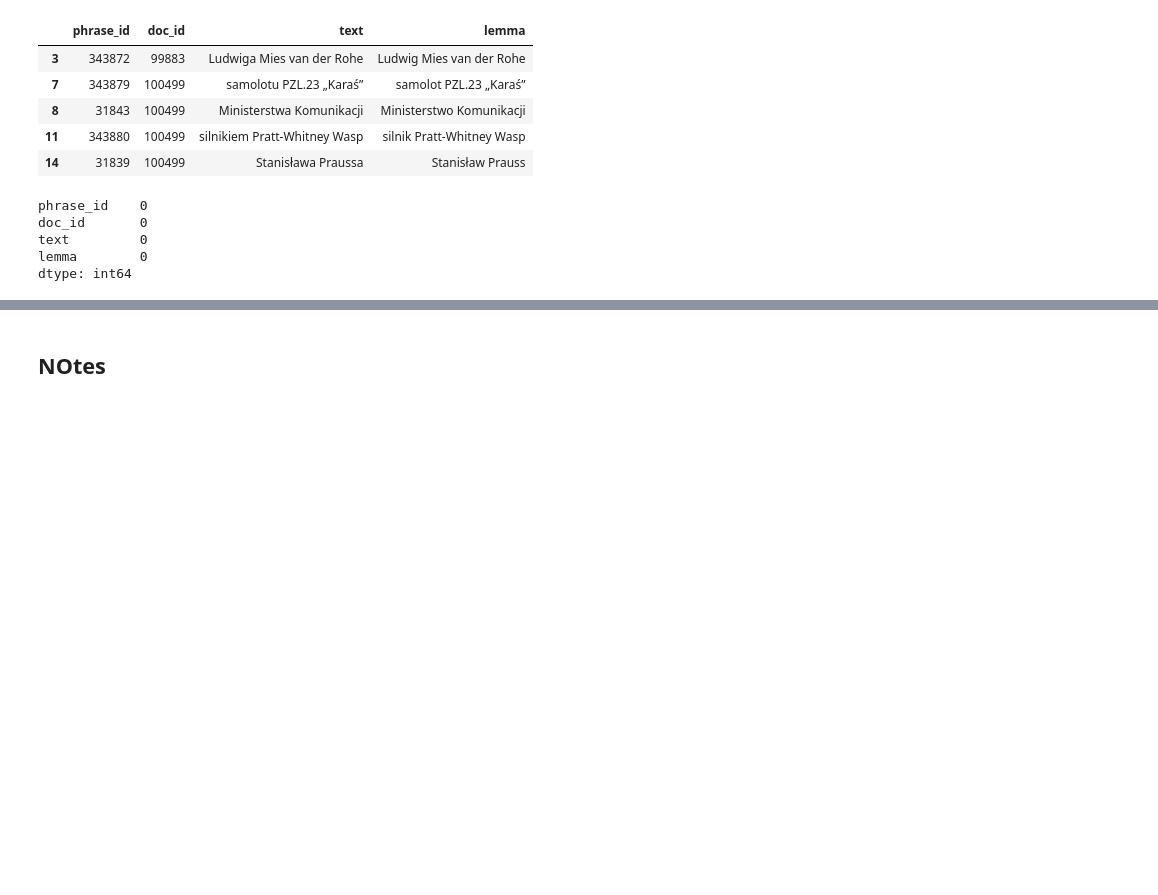
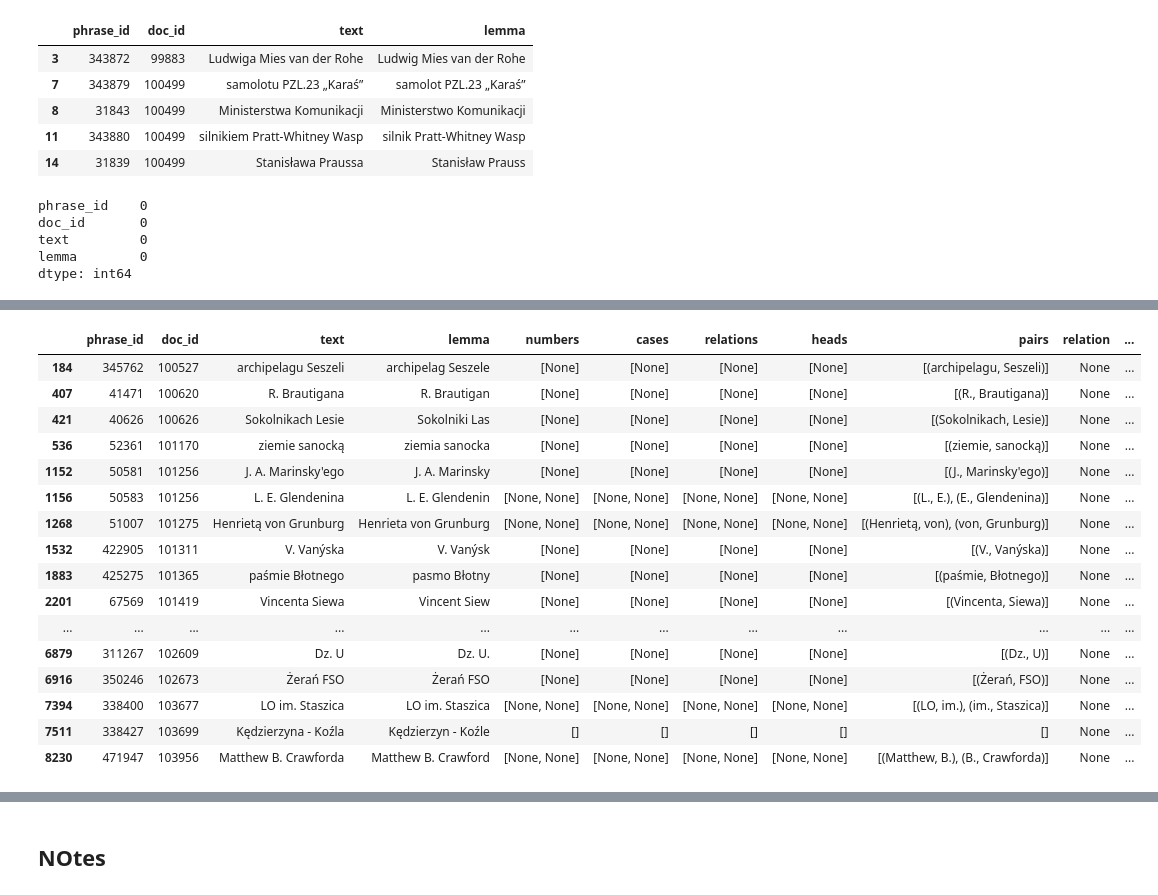
Before and after one commit to WiktoriaZ19/Polish_MWE_Inflection, a Jupyter notebook: dataset.ipynb, the cells around one changed output, grey strips where cells are left out. Cells and saved outputs as stored; diff of their text form; code cells hidden in the pictures; blank space fills up the shorter version.

Commit message:
Dealing with problematic cases

```diff
--- a/dataset.ipynb
+++ b/dataset.ipynb
@@ -495,11 +503,25 @@ def extract_all_relation_data(numbers, cases, relations, heads):
             all_pairs.append(pairs)
 
         common_pairs = set.intersection(*all_pairs)
+        # If there are common pairs, return them
         if common_pairs:
             h = gov_data[0][3]
             for num, case in common_pairs:
                 results.append(("government", h, num, case))
             return results
+
+        # If no common pairs, return the first pair
+        n = gov_data[0][0]
+        c = gov_data[0][1]
+        h = gov_data[0][3]
+        n_list = n if isinstance(n, list) else [n]
+        c_list = c if isinstance(c, list) else [c]
+
+        for num, case in zip(n_list, c_list):
+            if num is not None and case is not None:
+                results.append(("government", h, num, case))
+        return results
+
 
     # AGREEMENT
     if agree_data:
@@ -517,11 +539,25 @@ def extract_all_relation_data(numbers, cases, relations, heads):
                 results.append(("agreement", h, num, case))
             return results
 
-    return [("unknown", None, None, None)]
+
+        n = agree_data[0][0]
+        c = agree_data[0][1]
+        h = agree_data[0][3]
+        n_list = n if isinstance(n, list) else [n]
+        c_list = c if isinstance(c, list) else [c]
+
+        for num, case in zip(n_list, c_list):
+            if num is not None and case is not None:
+                results.append(("agreement", h, num, case))
+        return results
 
 
+    return [(None, None, None, None)]
+
+expanded_rows = []
 for idx, row in mwe_df.iterrows():
     results = extract_all_relation_data(row["numbers"], row["cases"], row["relations"], row["heads"])
+    #print(results)
     for rel, head, num, case in results:
         new_row = row.copy()
         new_row["relation"] = rel
@@ -564,4 +600,24 @@ final_case      349
 dtype: int64
+# %%
+expanded_df[expanded_df['head'].isna()]
+# %% [output]
+|  | phrase_id | doc_id | text | lemma | numbers | cases | relations | heads | pairs | relation | ... |
+| 184 | 345762 | 100527 | archipelagu Seszeli | archipelag Seszele | [None] | [None] | [None] | [None] | [(archipelagu, Seszeli)] | None | ... |
+| 407 | 41471 | 100620 | R. Brautigana | R. Brautigan | [None] | [None] | [None] | [None] | [(R., Brautigana)] | None | ... |
+| 421 | 40626 | 100626 | Sokolnikach Lesie | Sokolniki Las | [None] | [None] | [None] | [None] | [(Sokolnikach, Lesie)] | None | ... |
+| 536 | 52361 | 101170 | ziemie sanocką | ziemia sanocka | [None] | [None] | [None] | [None] | [(ziemie, sanocką)] | None | ... |
+| 1152 | 50581 | 101256 | J. A. Marinsky'ego | J. A. Marinsky | [None] | [None] | [None] | [None] | [(J., Marinsky'ego)] | None | ... |
+| 1156 | 50583 | 101256 | L. E. Glendenina | L. E. Glendenin | [None, None] | [None, None] | [None, None] | [None, None] | [(L., E.), (E., Glendenina)] | None | ... |
+| 1268 | 51007 | 101275 | Henrietą von Grunburg | Henrieta von Grunburg | [None, None] | [None, None] | [None, None] | [None, None] | [(Henrietą, von), (von, Grunburg)] | None | ... |
+| 1532 | 422905 | 101311 | V. Vanýska | V. Vanýsk | [None] | [None] | [None] | [None] | [(V., Vanýska)] | None | ... |
+| 1883 | 425275 | 101365 | paśmie Błotnego | pasmo Błotny | [None] | [None] | [None] | [None] | [(paśmie, Błotnego)] | None | ... |
+| 2201 | 67569 | 101419 | Vincenta Siewa | Vincent Siew | [None] | [None] | [None] | [None] | [(Vincenta, Siewa)] | None | ... |
+| ... | ... | ... | ... | ... | ... | ... | ... | ... | ... | ... | ... |
+| 6879 | 311267 | 102609 | Dz. U | Dz. U. | [None] | [None] | [None] | [None] | [(Dz., U)] | None | ... |
+| 6916 | 350246 | 102673 | Żerań FSO | Żerań FSO | [None] | [None] | [None] | [None] | [(Żerań, FSO)] | None | ... |
+| 7394 | 338400 | 103677 | LO im. Staszica | LO im. Staszica | [None, None] | [None, None] | [None, None] | [None, None] | [(LO, im.), (im., Staszica)] | None | ... |
+| 7511 | 338427 | 103699 | Kędzierzyna - Koźla | Kędzierzyn - Koźle | [] | [] | [] | [] | [] | None | ... |
+| 8230 | 471947 | 103956 | Matthew B. Crawforda | Matthew B. Crawford | [None, None] | [None, None] | [None, None] | [None, None] | [(Matthew, B.), (B., Crawforda)] | None | ... |
 # %%
 expanded_df.shape
 # %% [output]
```
Also changed, not shown: parts of 20 cells of this notebook, 2 other files.
